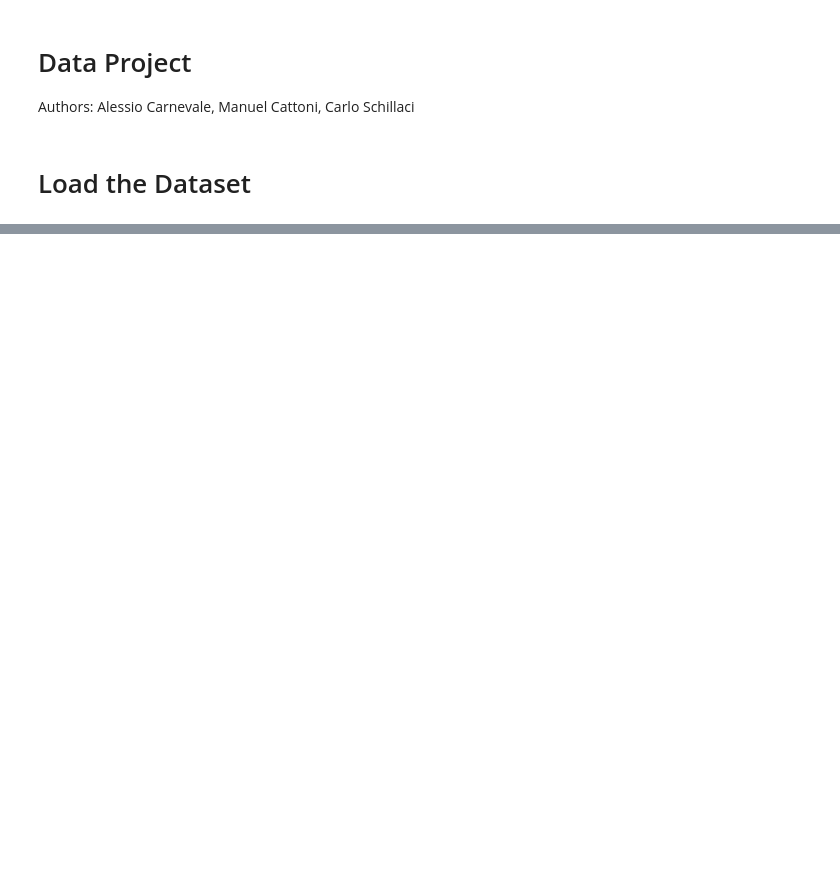
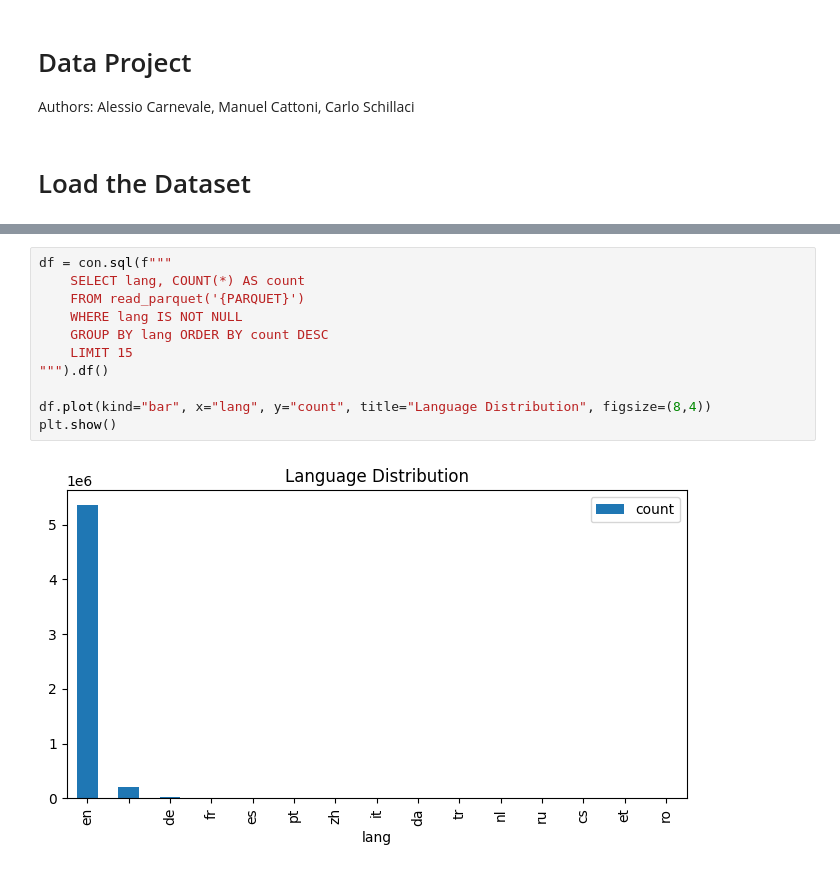
Before and after one commit to ManuCa93/data_project_3, a Jupyter notebook: notebook.ipynb, the cells around one changed output, grey strips where cells are left out. Saved outputs shown, nothing was run; the diff lists cells and outputs as text; blank space fills up the shorter version.

```diff
--- a/notebook.ipynb
+++ b/notebook.ipynb
@@ -47,0 +86,13 @@ df.head()
+# %%
+df = con.sql(f"""
+    SELECT lang, COUNT(*) AS count
+    FROM read_parquet('{PARQUET}')
+    WHERE lang IS NOT NULL
+    GROUP BY lang ORDER BY count DESC
+    LIMIT 15
+""").df()
+
+df.plot(kind="bar", x="lang", y="count", title="Language Distribution", figsize=(8,4))
+plt.show()
+# %% [output]
+[figure, added]
```
Also changed, not shown: parts of 20 cells of this notebook.
